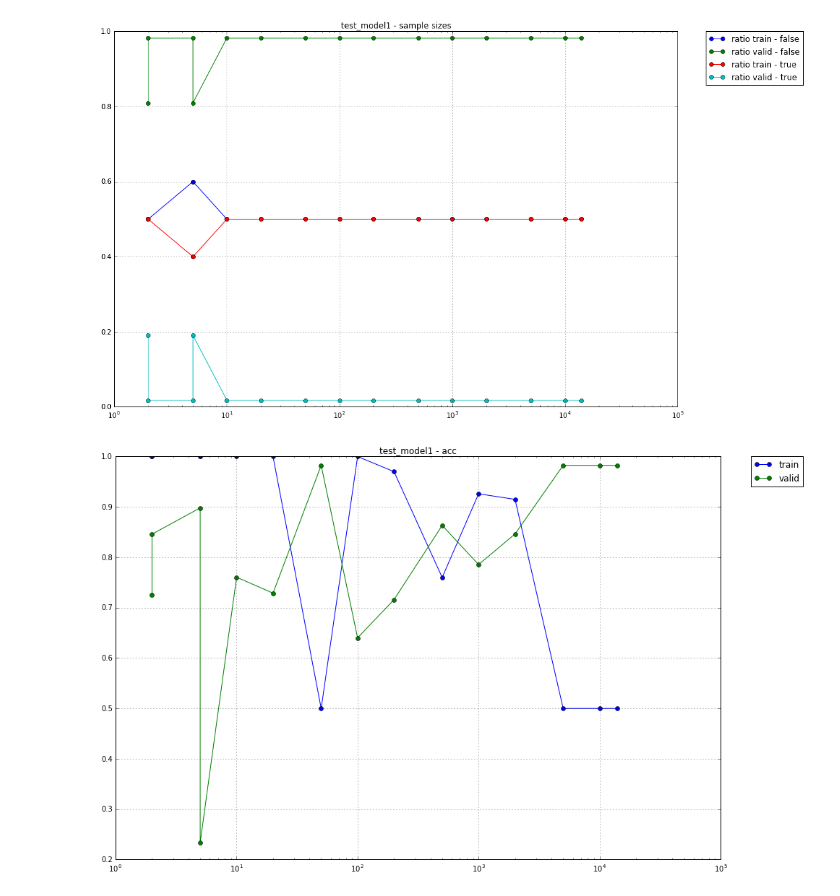
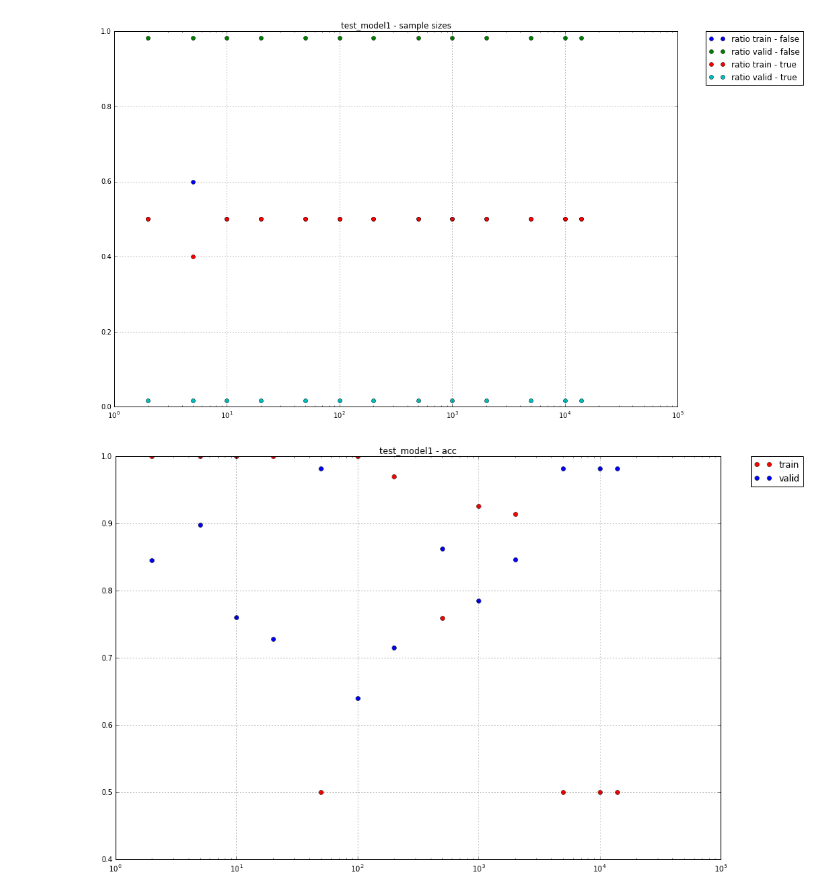
Before and after one commit to ashleysmart/kaggle_share, a Jupyter notebook: dstl_sat_images/roi_research/ROILeaningCurveAnalysisVersion2.ipynb, the cells around one changed output. Drawn from its saved outputs; the diff is of its cells as text; code cells hidden in the pictures.

```diff
--- a/dstl_sat_images/roi_research/ROILeaningCurveAnalysisVersion2.ipynb
+++ b/dstl_sat_images/roi_research/ROILeaningCurveAnalysisVersion2.ipynb
@@ -11,19 +11,25 @@ plt.rcParams['figure.figsize'] = 15, 10
 # %%
 curves = pd.read_pickle("outputs/all_metrics.pickle")
 # %%
-def display(curves, model):
+def display(curves, model, chan=None):
     #sample sizes
     curves = curves.sort_values(by=["samples"])
     idx = curves["model.ident"] == model
+    if not chan is None:
+        idx = idx * (curves["chan"] == chan)
+
+    if np.sum(idx) == 0:
+        print "nothing matching"
+        return
 
     if True:
         train =  np.array(curves[idx]["train.support"].tolist())
         valid =  np.array(curves[idx]["valid.support"].tolist())
 
-        plt.plot(curves[idx]["samples"], train[:,0], "-o", label="train - false")
-        plt.plot(curves[idx]["samples"], valid[:,0], "-o", label="valid - false")
-        plt.plot(curves[idx]["samples"], train[:,1], "-o", label="train - true")
-        plt.plot(curves[idx]["samples"], valid[:,1], "-o", label="valid - true")
+        plt.plot(curves[idx]["samples"], train[:,0], "o", label="train - false")
+        plt.plot(curves[idx]["samples"], valid[:,0], "o", label="valid - false")
+        plt.plot(curves[idx]["samples"], train[:,1], "o", label="train - true")
+        plt.plot(curves[idx]["samples"], valid[:,1], "o", label="valid - true")
 
         plt.legend(bbox_to_anchor=(1.05, 1), loc=2, borderaxespad=0.)
         plt.xscale("log")
@@ -38,10 +44,10 @@ def display(curves, model):
         totals_train = np.sum(train, axis=1)
         totals_valid = np.sum(valid, axis=1)
 
-        plt.plot(curves[idx]["samples"], train[:,0].astype(np.float)/totals_train, "-o", label="ratio train - false")
-        plt.plot(curves[idx]["samples"], valid[:,0].astype(np.float)/totals_valid, "-o", label="ratio valid - false")
-        plt.plot(curves[idx]["samples"], train[:,1].astype(np.float)/totals_train, "-o", label="ratio train - true")
-        plt.plot(curves[idx]["samples"], valid[:,1].astype(np.float)/totals_valid, "-o", label="ratio valid - true")
+        plt.plot(curves[idx]["samples"], train[:,0].astype(np.float)/totals_train, "o", label="ratio train - false")
+        plt.plot(curves[idx]["samples"], valid[:,0].astype(np.float)/totals_valid, "o", label="ratio valid - false")
+        plt.plot(curves[idx]["samples"], train[:,1].astype(np.float)/totals_train, "o", label="ratio train - true")
+        plt.plot(curves[idx]["samples"], valid[:,1].astype(np.float)/totals_valid, "o", label="ratio valid - true")
 
         plt.legend(bbox_to_anchor=(1.05, 1), loc=2, borderaxespad=0.)
         plt.xscale("log")
@@ -51,8 +57,8 @@ def display(curves, model):
 
     measures = ["acc", "loss", "mse"]
     for m in measures:
-        plt.plot(curves[idx]["samples"], curves[idx]["train." + m], "-o", label="train")
-        plt.plot(curves[idx]["samples"], curves[idx]["valid." + m], "-o", label="valid")
+        plt.plot(curves[idx]["samples"], curves[idx]["train." + m], "o", color="red",  label="train")
+        plt.plot(curves[idx]["samples"], curves[idx]["valid." + m], "o", color="blue", label="valid")
         plt.legend(bbox_to_anchor=(1.05, 1), loc=2, borderaxespad=0.)
         plt.xscale("log")
         plt.title(model + " - " + m)
@@ -64,8 +70,8 @@ def display(curves, model):
         train =  np.array(curves[idx]["train." + m].tolist())
         valid =  np.array(curves[idx]["valid." + m].tolist())
 
-        plt.plot(curves[idx]["samples"], train[:,0], "-o", label="train - false")
-        plt.plot(curves[idx]["samples"], valid[:,0], "-o", label="valid - false")
+        plt.plot(curves[idx]["samples"], train[:,0], "o", color="red",  label="train - false")
+        plt.plot(curves[idx]["samples"], valid[:,0], "o", color="blue", label="valid - false")
 
         plt.legend(bbox_to_anchor=(1.05, 1), loc=2, borderaxespad=0.)
         plt.xscale("log")
@@ -76,8 +82,8 @@ def display(curves, model):
         axes.set_ylim([-0.05,1.05])
         plt.show()
 
-        plt.plot(curves[idx]["samples"], train[:,1], "-o", label="train - true ")
-        plt.plot(curves[idx]["samples"], valid[:,1], "-o", label="valid - true ")
+        plt.plot(curves[idx]["samples"], train[:,1], "o", color="red",  label="train - true ")
+        plt.plot(curves[idx]["samples"], valid[:,1], "o", color="blue", label="valid - true ")
 
         plt.legend(bbox_to_anchor=(1.05, 1), loc=2, borderaxespad=0.)
         plt.xscale("log")
@@ -88,5 +94,5 @@ def display(curves, model):
         axes.set_ylim([-0.05,1.05])
         plt.show()
 # %%
-display(curves,"test_model1")
+display(curves,"test_model1",chan=10)
 # %% [output]
@@ -94,2 +100,2 @@ display(curves,"test_model1")
-[figure, old version]
+[figure, new version]
-[figure, old version]
+[figure, new version]
```
Also changed, not shown: parts of 10 cells of this notebook, 44 other files.
